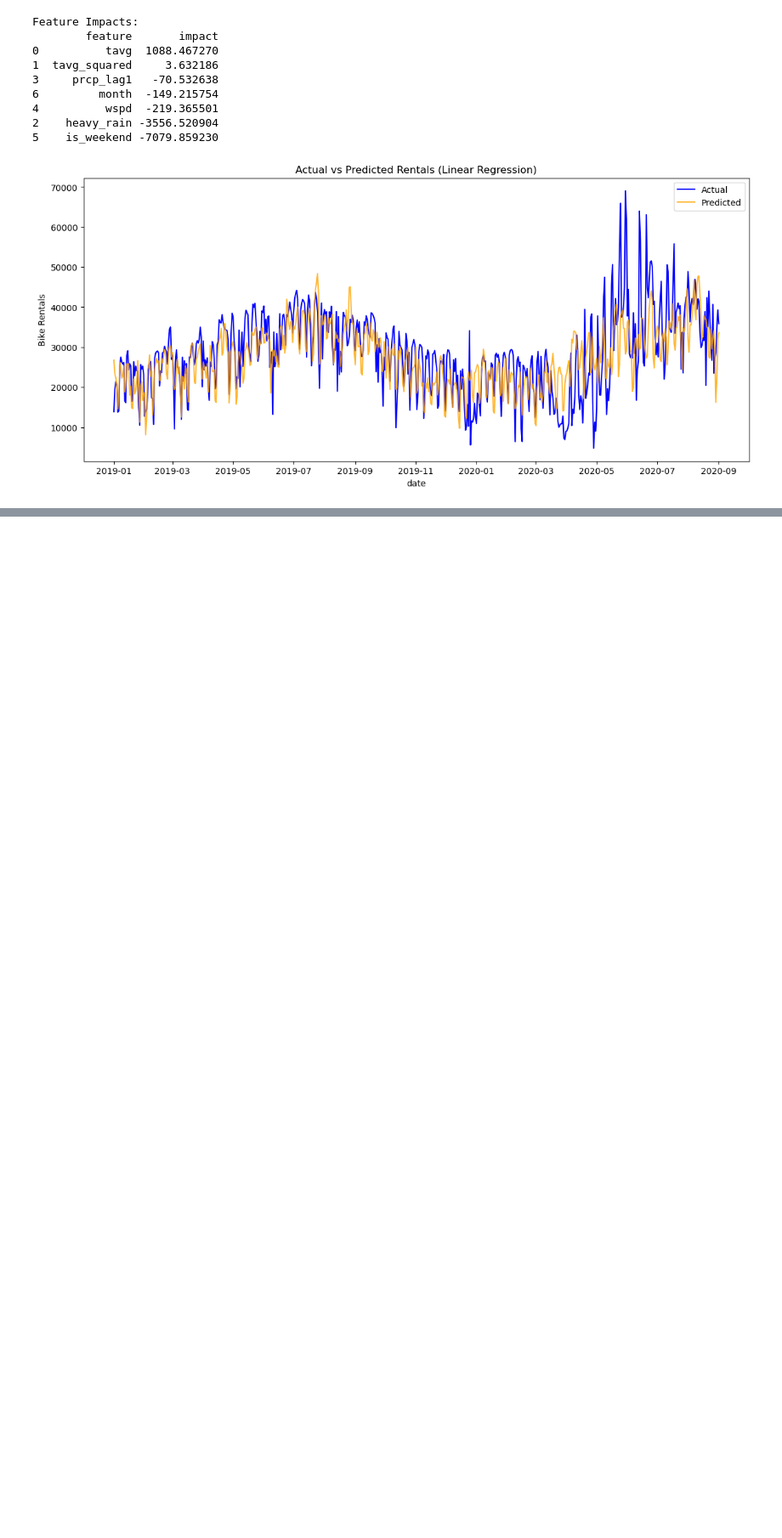
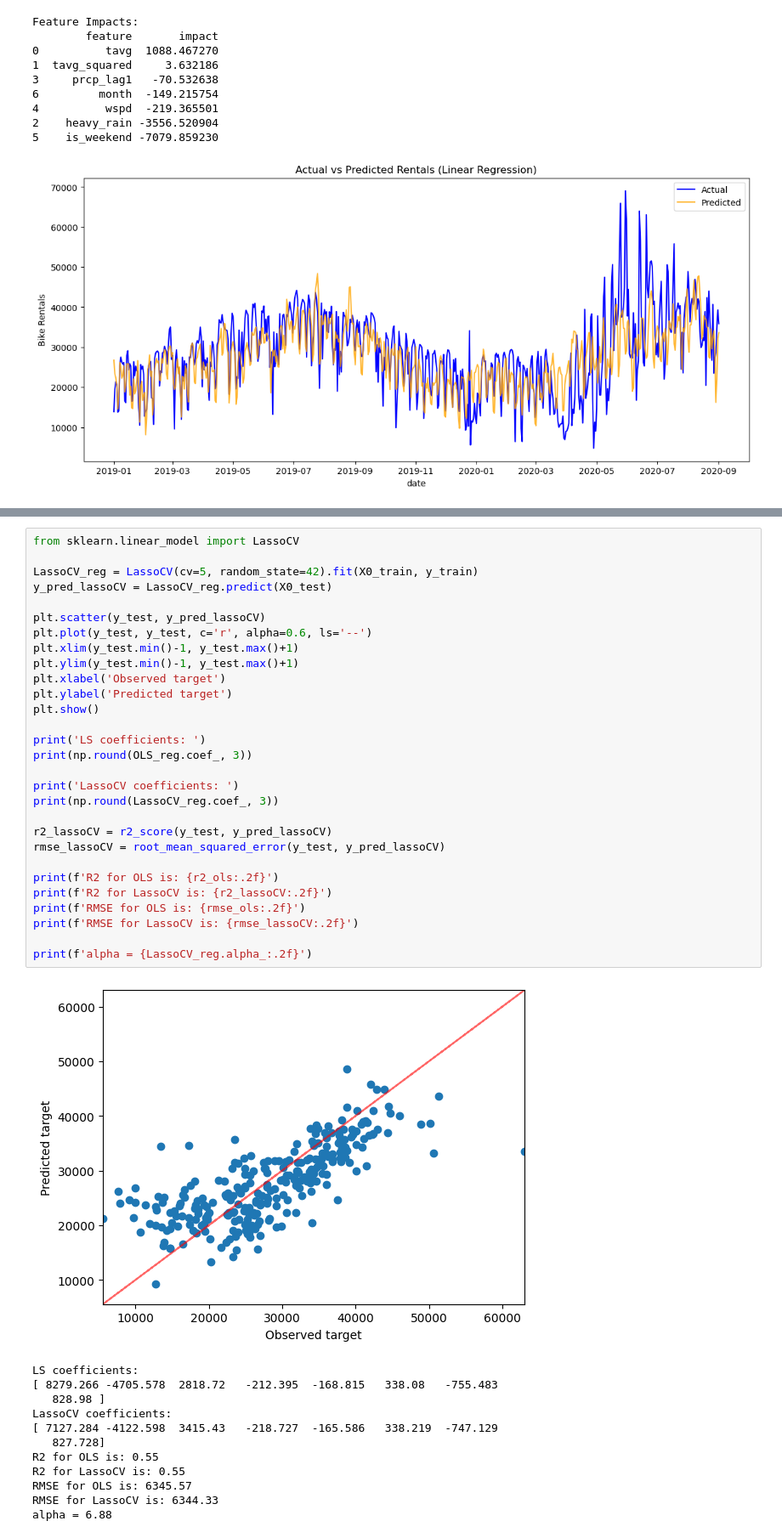
Before and after one commit to LotsAr/DataDrivenProject, a Jupyter notebook: ProjectCode.ipynb, the cells around one changed output, grey strips where cells are left out. Shown at 85% size. Cells and saved outputs as stored; diff of their text form; blank space fills up the shorter version.

```diff
--- a/ProjectCode.ipynb
+++ b/ProjectCode.ipynb
@@ -573,0 +639,42 @@ Suspicious Coefficients:
+# %%
+from sklearn.linear_model import LassoCV
+
+LassoCV_reg = LassoCV(cv=5, random_state=42).fit(X0_train, y_train)
+y_pred_lassoCV = LassoCV_reg.predict(X0_test)
+
+plt.scatter(y_test, y_pred_lassoCV)
+plt.plot(y_test, y_test, c='r', alpha=0.6, ls='--')
+plt.xlim(y_test.min()-1, y_test.max()+1)
+plt.ylim(y_test.min()-1, y_test.max()+1)
+plt.xlabel('Observed target')
+plt.ylabel('Predicted target')
+plt.show()
+
+print('LS coefficients: ')
+print(np.round(OLS_reg.coef_, 3))
+
+print('LassoCV coefficients: ')
+print(np.round(LassoCV_reg.coef_, 3))
+
+r2_lassoCV = r2_score(y_test, y_pred_lassoCV)
+rmse_lassoCV = root_mean_squared_error(y_test, y_pred_lassoCV)
+
+print(f'R2 for OLS is: {r2_ols:.2f}')
+print(f'R2 for LassoCV is: {r2_lassoCV:.2f}')
+print(f'RMSE for OLS is: {rmse_ols:.2f}')
+print(f'RMSE for LassoCV is: {rmse_lassoCV:.2f}')
+
+print(f'alpha = {LassoCV_reg.alpha_:.2f}')
+# %% [output]
+[figure, added]
+LS coefficients:
+[ 8279.266 -4705.578  2818.72   -212.395  -168.815   338.08   -755.483
+   828.98 ]
+LassoCV coefficients:
+[ 7127.284 -4122.598  3415.43   -218.727  -165.586   338.219  -747.129
+   827.728]
+R2 for OLS is: 0.55
+R2 for LassoCV is: 0.55
+RMSE for OLS is: 6345.57
+RMSE for LassoCV is: 6344.33
+alpha = 6.88
```
Also changed, not shown: parts of 22 cells of this notebook.
